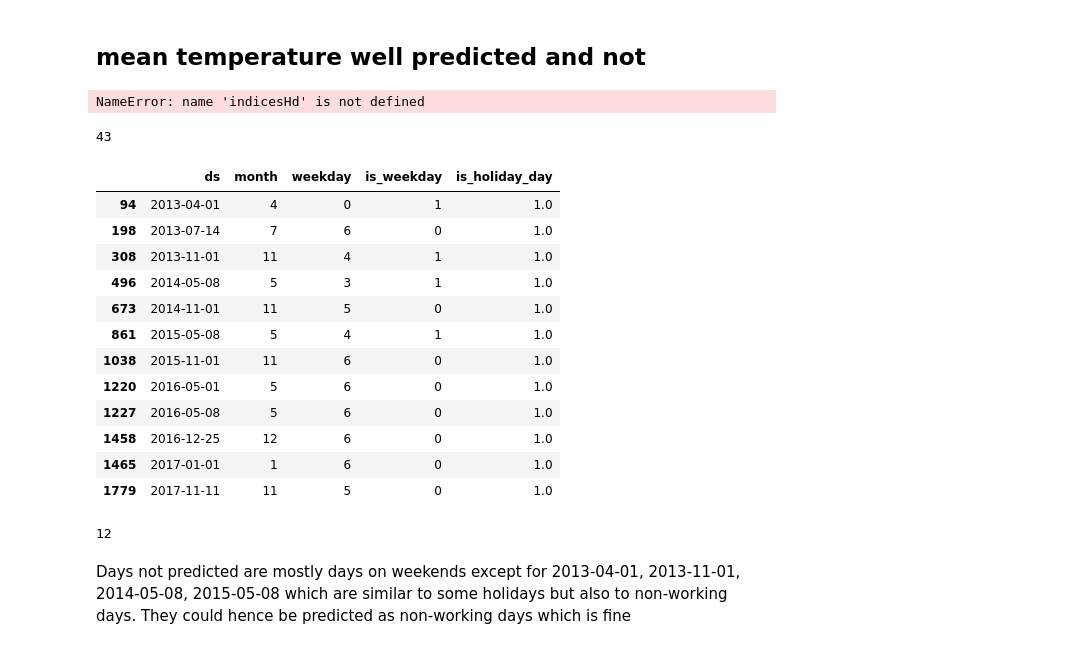
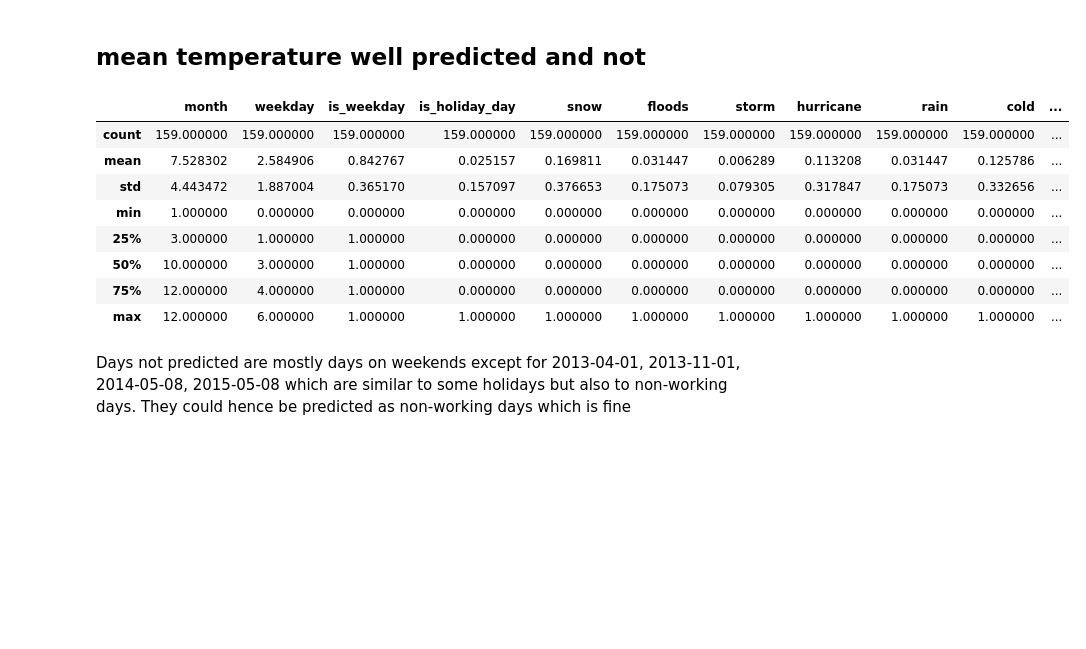
Before and after one commit to marota/Autoencoder_Embedding_Expert_Caracteristion_, a Jupyter notebook: notebooks/Experiment_5_CVAE-Days-Month-Holiday.ipynb, the cells around one changed output. Saved outputs shown, nothing was run; the diff lists cells and outputs as text; code cells hidden in the pictures; blank space fills up the shorter version.

```diff
--- a/notebooks/Experiment_5_CVAE-Days-Month-Holiday.ipynb
+++ b/notebooks/Experiment_5_CVAE-Days-Month-Holiday.ipynb
@@ -536,7 +535,7 @@ for i in range(1, nPlots):
 # Study of temperature predictions
 # %%
 #preparation des features d'interet
-nPoints = 1830
+nPoints = calendar_info.shape[0]
 temperatureMax=[max(x_conso.loc[index*48:(index+1)*48-1,'temperature_France']) for index in range(0,nPoints)]
 temperatureMean=[np.mean(x_conso.loc[index*48:(index+1)*48-1,'temperature_France']) for index in range(0,nPoints)]
 yTemp=temperatureMean
@@ -548,38 +547,20 @@ len(yTemp)
 results_temp=scoreKnnResults(x_encoded,yTemp,type='regressor',k=5,cv=10)
 # %% [markdown]
 ## mean temperature well predicted and not
-# %%
-results_hd_only=[results_hd['predP'][i] for i in indicesHd ]
-indices_Hd_predict=[i for i in indicesHd if  results_hd['predP'][i]>=0.5]
-indices_Hd_not_predicted=[i for i in indicesHd if  results_hd['predP'][i]<0.5]
-calendar_info.loc[indices_Hd_predict]
-# %% [output]
-NameError: name 'indicesHd' is not defined
-# %%
-len(indices_Hd_predict)
-# %% [output]
-43
-# %%
-
-calendar_info.loc[indices_Hd_not_predicted]
-# %% [output]
-|  | ds | month | weekday | is_weekday | is_holiday_day |
-| 94 | 2013-04-01 | 4 | 0 | 1 | 1.0 |
-| 198 | 2013-07-14 | 7 | 6 | 0 | 1.0 |
-| 308 | 2013-11-01 | 11 | 4 | 1 | 1.0 |
-| 496 | 2014-05-08 | 5 | 3 | 1 | 1.0 |
-| 673 | 2014-11-01 | 11 | 5 | 0 | 1.0 |
-| 861 | 2015-05-08 | 5 | 4 | 1 | 1.0 |
-| 1038 | 2015-11-01 | 11 | 6 | 0 | 1.0 |
-| 1220 | 2016-05-01 | 5 | 6 | 0 | 1.0 |
-| 1227 | 2016-05-08 | 5 | 6 | 0 | 1.0 |
-| 1458 | 2016-12-25 | 12 | 6 | 0 | 1.0 |
-| 1465 | 2017-01-01 | 1 | 6 | 0 | 1.0 |
-| 1779 | 2017-11-11 | 11 | 5 | 0 | 1.0 |
-# %%
-len(indices_Hd_not_predicted)
-# %% [output]
-12
+# %%
+indices_temp_predict=[i for i in range(nPoints) if  error[i]<=3*np.std(error)]
+indices_temp_not_predicted=[i for i in range(nPoints) if error[i]>3*np.std(error)]
+calendar_info.loc[indices_temp_not_predicted].describe()
+# %% [output]
+|  | month | weekday | is_weekday | is_holiday_day | snow | floods | storm | hurricane | rain | cold | ... |
+| count | 159.000000 | 159.000000 | 159.000000 | 159.000000 | 159.000000 | 159.000000 | 159.000000 | 159.000000 | 159.000000 | 159.000000 | ... |
+| mean | 7.528302 | 2.584906 | 0.842767 | 0.025157 | 0.169811 | 0.031447 | 0.006289 | 0.113208 | 0.031447 | 0.125786 | ... |
+| std | 4.443472 | 1.887004 | 0.365170 | 0.157097 | 0.376653 | 0.175073 | 0.079305 | 0.317847 | 0.175073 | 0.332656 | ... |
+| min | 1.000000 | 0.000000 | 0.000000 | 0.000000 | 0.000000 | 0.000000 | 0.000000 | 0.000000 | 0.000000 | 0.000000 | ... |
+| 25% | 3.000000 | 1.000000 | 1.000000 | 0.000000 | 0.000000 | 0.000000 | 0.000000 | 0.000000 | 0.000000 | 0.000000 | ... |
+| 50% | 10.000000 | 3.000000 | 1.000000 | 0.000000 | 0.000000 | 0.000000 | 0.000000 | 0.000000 | 0.000000 | 0.000000 | ... |
+| 75% | 12.000000 | 4.000000 | 1.000000 | 0.000000 | 0.000000 | 0.000000 | 0.000000 | 0.000000 | 0.000000 | 0.000000 | ... |
+| max | 12.000000 | 6.000000 | 1.000000 | 1.000000 | 1.000000 | 1.000000 | 1.000000 | 1.000000 | 1.000000 | 1.000000 | ... |
 # %% [markdown]
 Days not predicted are mostly days on weekends except for  2013-04-01, 2013-11-01, 2014-05-08, 2015-05-08 which are similar to some holidays but also to non-working days. They could hence be predicted as non-working days which is fine
 # %%
```
Also changed, not shown: parts of 11 cells of this notebook, 3 other files.
